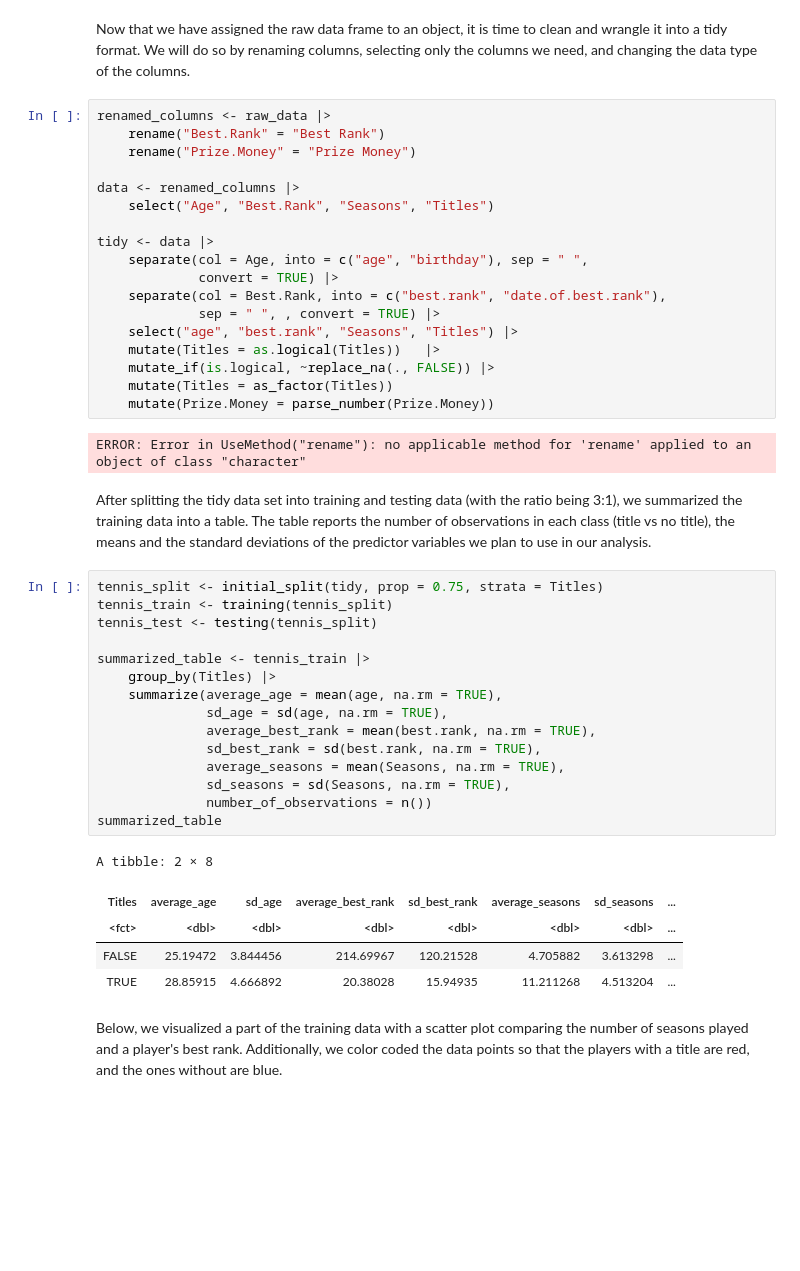
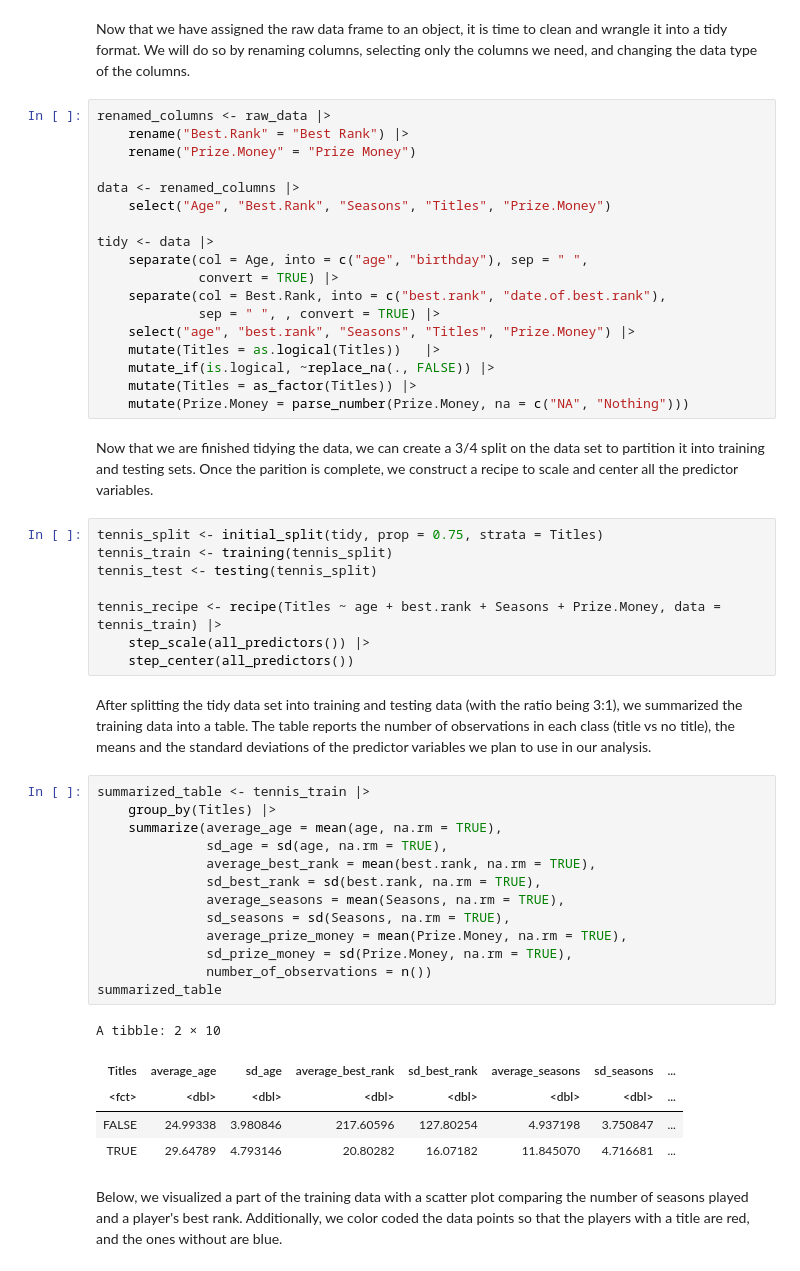
Before and after one commit to Jellerr/DSCI-100-Project, a Jupyter notebook: Group Project Report.ipynb, the cells around one changed output. Cells and saved outputs as stored; diff of their text form; blank space fills up the shorter version.

Commit message:
Project Report

```diff
--- a/Group Project Report.ipynb
+++ b/Group Project Report.ipynb
@@ -63,47 +45,53 @@ A spec_tbl_df: 500 × 38
 Now that we have assigned the raw data frame to an object, it is time to clean and wrangle it into a tidy format. We will do so by renaming columns, selecting only the columns we need, and changing the data type of the columns.
 # %%
 renamed_columns <- raw_data |>
-    rename("Best.Rank" = "Best Rank")
+    rename("Best.Rank" = "Best Rank") |>
     rename("Prize.Money" = "Prize Money")
 
 data <- renamed_columns |>
-    select("Age", "Best.Rank", "Seasons", "Titles")
+    select("Age", "Best.Rank", "Seasons", "Titles", "Prize.Money")
 
 tidy <- data |>
     separate(col = Age, into = c("age", "birthday"), sep = " ",
              convert = TRUE) |>
     separate(col = Best.Rank, into = c("best.rank", "date.of.best.rank"),
              sep = " ", , convert = TRUE) |>
-    select("age", "best.rank", "Seasons", "Titles") |>
+    select("age", "best.rank", "Seasons", "Titles", "Prize.Money") |>
     mutate(Titles = as.logical(Titles))   |>
     mutate_if(is.logical, ~replace_na(., FALSE)) |>
-    mutate(Titles = as_factor(Titles))
-    mutate(Prize.Money = parse_number(Prize.Money))
+    mutate(Titles = as_factor(Titles)) |>
+    mutate(Prize.Money = parse_number(Prize.Money, na = c("NA", "Nothing")))
-# %% [output]
-ERROR: Error in UseMethod("rename"): no applicable method for 'rename' applied to an object of class "character"
 # %% [markdown]
-After splitting the tidy data set into training and testing data (with the ratio being 3:1), we summarized the training data into a table. The table reports the number of observations in each class (title vs no title), the means and the standard deviations of the predictor variables we plan to use in our analysis.
+Now that we are finished tidying the data, we can create a 3/4 split on the data set to partition it into training and testing sets. Once the parition is complete, we construct a recipe to scale and center all the predictor variables.
 # %%
 tennis_split <- initial_split(tidy, prop = 0.75, strata = Titles)
 tennis_train <- training(tennis_split)
 tennis_test <- testing(tennis_split)
 
-summarized_table <- tennis_train |>
-    group_by(Titles) |>
-    summarize(average_age = mean(age, na.rm = TRUE),
-              sd_age = sd(age, na.rm = TRUE),
-              average_best_rank = mean(best.rank, na.rm = TRUE),
-              sd_best_rank = sd(best.rank, na.rm = TRUE),
-              average_seasons = mean(Seasons, na.rm = TRUE),
-              sd_seasons = sd(Seasons, na.rm = TRUE),
-              number_of_observations = n())
-summarized_table
+tennis_recipe <- recipe(Titles ~ age + best.rank + Seasons + Prize.Money, data = tennis_train) |>
+    step_scale(all_predictors()) |>
+    step_center(all_predictors())
-# %% [output]
-A tibble: 2 × 8
-| Titles | average_age | sd_age | average_best_rank | sd_best_rank | average_seasons | sd_seasons | ... |
-| <fct> | <dbl> | <dbl> | <dbl> | <dbl> | <dbl> | <dbl> | ... |
-| FALSE | 25.19472 | 3.844456 | 214.69967 | 120.21528 | 4.705882 | 3.613298 | ... |
-| TRUE | 28.85915 | 4.666892 | 20.38028 | 15.94935 | 11.211268 | 4.513204 | ... |
+# %% [markdown]
+After splitting the tidy data set into training and testing data (with the ratio being 3:1), we summarized the training data into a table. The table reports the number of observations in each class (title vs no title), the means and the standard deviations of the predictor variables we plan to use in our analysis.
+# %%
+summarized_table <- tennis_train |>
+    group_by(Titles) |>
+    summarize(average_age = mean(age, na.rm = TRUE),
+              sd_age = sd(age, na.rm = TRUE),
+              average_best_rank = mean(best.rank, na.rm = TRUE),
+              sd_best_rank = sd(best.rank, na.rm = TRUE),
+              average_seasons = mean(Seasons, na.rm = TRUE),
+              sd_seasons = sd(Seasons, na.rm = TRUE),
+              average_prize_money = mean(Prize.Money, na.rm = TRUE),
+              sd_prize_money = sd(Prize.Money, na.rm = TRUE),
+              number_of_observations = n())
+summarized_table
+# %% [output]
+A tibble: 2 × 10
+| Titles | average_age | sd_age | average_best_rank | sd_best_rank | average_seasons | sd_seasons | ... |
+| <fct> | <dbl> | <dbl> | <dbl> | <dbl> | <dbl> | <dbl> | ... |
+| FALSE | 24.99338 | 3.980846 | 217.60596 | 127.80254 | 4.937198 | 3.750847 | ... |
+| TRUE | 29.64789 | 4.793146 | 20.80282 | 16.07182 | 11.845070 | 4.716681 | ... |
 # %% [markdown]
 Below, we visualized a part of the training data with a scatter plot comparing the number of seasons played and a player's best rank. Additionally, we color coded the data points so that the players with a title are red, and the ones without are blue.
 # %%
```
Also changed, not shown: parts of 2 cells of this notebook.
